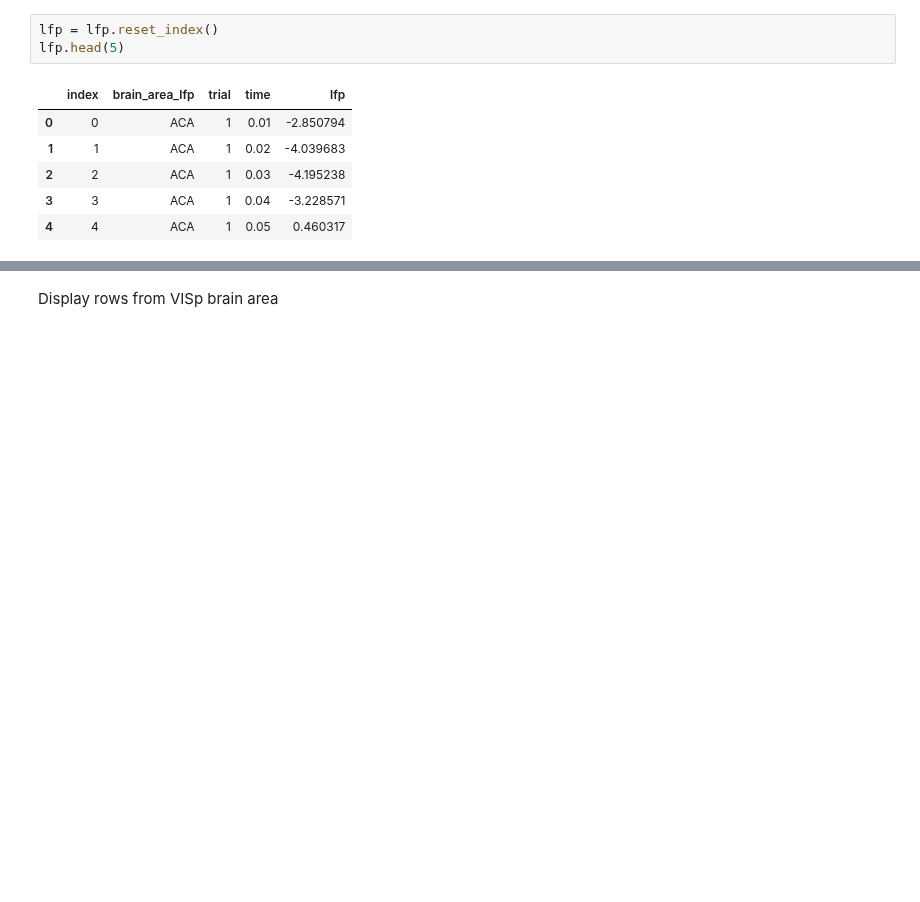
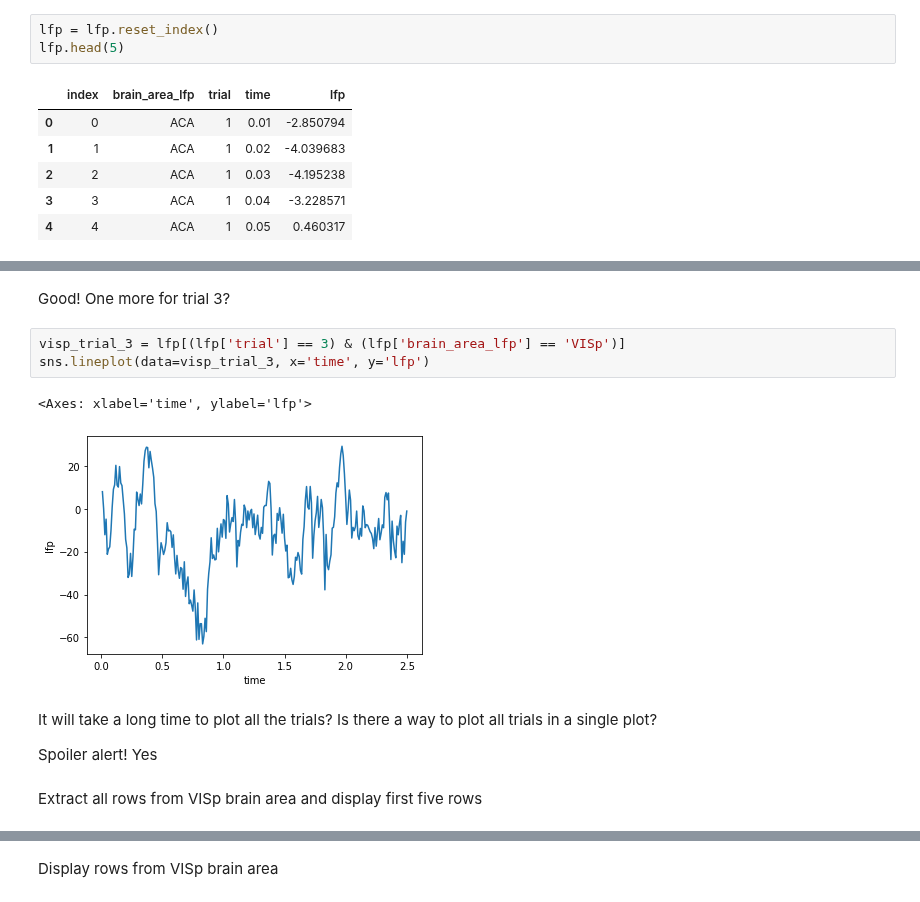
Before and after one commit to ibehave-ibots/iBOTS-Tools, a Jupyter notebook: workshops/python-workshop-1/exercises/sangee/solutions/ERP Analysis with Pandas and Seaborn.ipynb, the cells around one changed output, grey strips where cells are left out. Cells and saved outputs as stored; diff of their text form; blank space fills up the shorter version.

```diff
--- a/workshops/python-workshop-1/exercises/sangee/solutions/ERP Analysis with Pandas and Seaborn.ipynb
+++ b/workshops/python-workshop-1/exercises/sangee/solutions/ERP Analysis with Pandas and Seaborn.ipynb
@@ -144,0 +267,14 @@ df = lfp.reset_index()
+# %% [markdown]
+Good! One more for trial 3?
+# %%
+visp_trial_3 = lfp[(lfp['trial'] == 3) & (lfp['brain_area_lfp'] == 'VISp')]
+sns.lineplot(data=visp_trial_3, x='time', y='lfp')
+# %% [output]
+<Axes: xlabel='time', ylabel='lfp'>
+[figure, added]
+# %% [markdown]
+It will take a long time to plot all the trials? Is there a way to plot all trials in a single plot?
+
+Spoiler alert! Yes
+# %% [markdown]
+Extract all rows from VISp brain area and display first five rows
```
Also changed, not shown: parts of 27 cells of this notebook.
